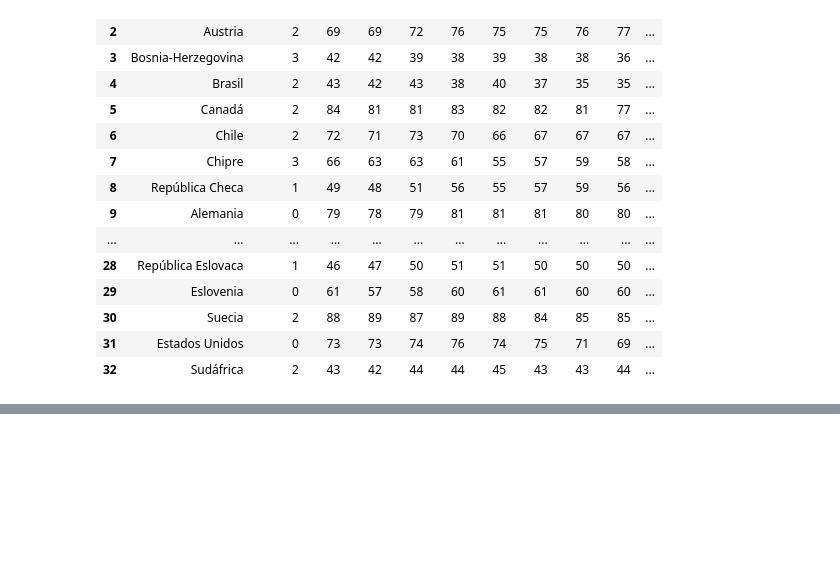
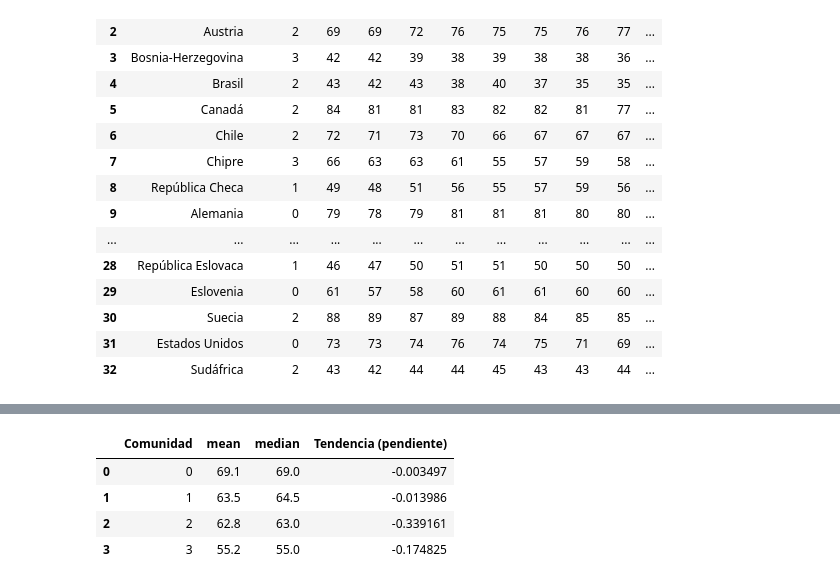
Before and after one commit to MatiasBunsterRaby/Capstone_git, a Jupyter notebook: notebooks/Tempo_sin_PCA_CORRUPCIÓN_sin104.ipynb, the cells around one changed output, grey strips where cells are left out. Drawn from its saved outputs; the diff is of its cells as text; code cells hidden in the pictures; blank space fills up the shorter version.

```diff
--- a/notebooks/Tempo_sin_PCA_CORRUPCIÓN_sin104.ipynb
+++ b/notebooks/Tempo_sin_PCA_CORRUPCIÓN_sin104.ipynb
@@ -1012,0 +1020,40 @@ plt.show()
+# %%
+import numpy as np
+from sklearn.linear_model import LinearRegression
+import pandas as pd
+
+# Años como columnas
+years = [str(year) for year in range(2012, 2024)]
+X = np.array(range(2012, 2024)).reshape(-1, 1)  # Variable independiente (años)
+
+# Crear un DataFrame para almacenar los resultados
+summary_stats = pd.DataFrame(columns=['Comunidad', 'mean', 'median', 'Tendencia (pendiente)'])
+
+for cluster in cluster_means.index:
+    # Filtrar los valores de los años para el cluster actual
+    y = cluster_means.loc[cluster, years].values.flatten()
+
+    # Calcular promedio y mediana
+    mean = round(np.mean(y), 1)
+    median = np.median(y)
+
+    # Ajustar regresión lineal para calcular la pendiente (trend)
+    model = LinearRegression().fit(X, y)
+    slope = model.coef_[0]
+
+    # Guardar resultados
+    summary_stats = pd.concat([summary_stats, pd.DataFrame({
+        'Comunidad': [cluster],
+        'mean': [mean],
+        'median': [median],
+        'Tendencia (pendiente)': [slope]
+    })], ignore_index=True)
+
+# Mostrar los resultados
+display(summary_stats)
+# %% [output]
+|  | Comunidad | mean | median | Tendencia (pendiente) |
+| 0 | 0 | 69.1 | 69.0 | -0.003497 |
+| 1 | 1 | 63.5 | 64.5 | -0.013986 |
+| 2 | 2 | 62.8 | 63.0 | -0.339161 |
+| 3 | 3 | 55.2 | 55.0 | -0.174825 |
```
Also changed, not shown: parts of 2 cells of this notebook, 5 other files.
